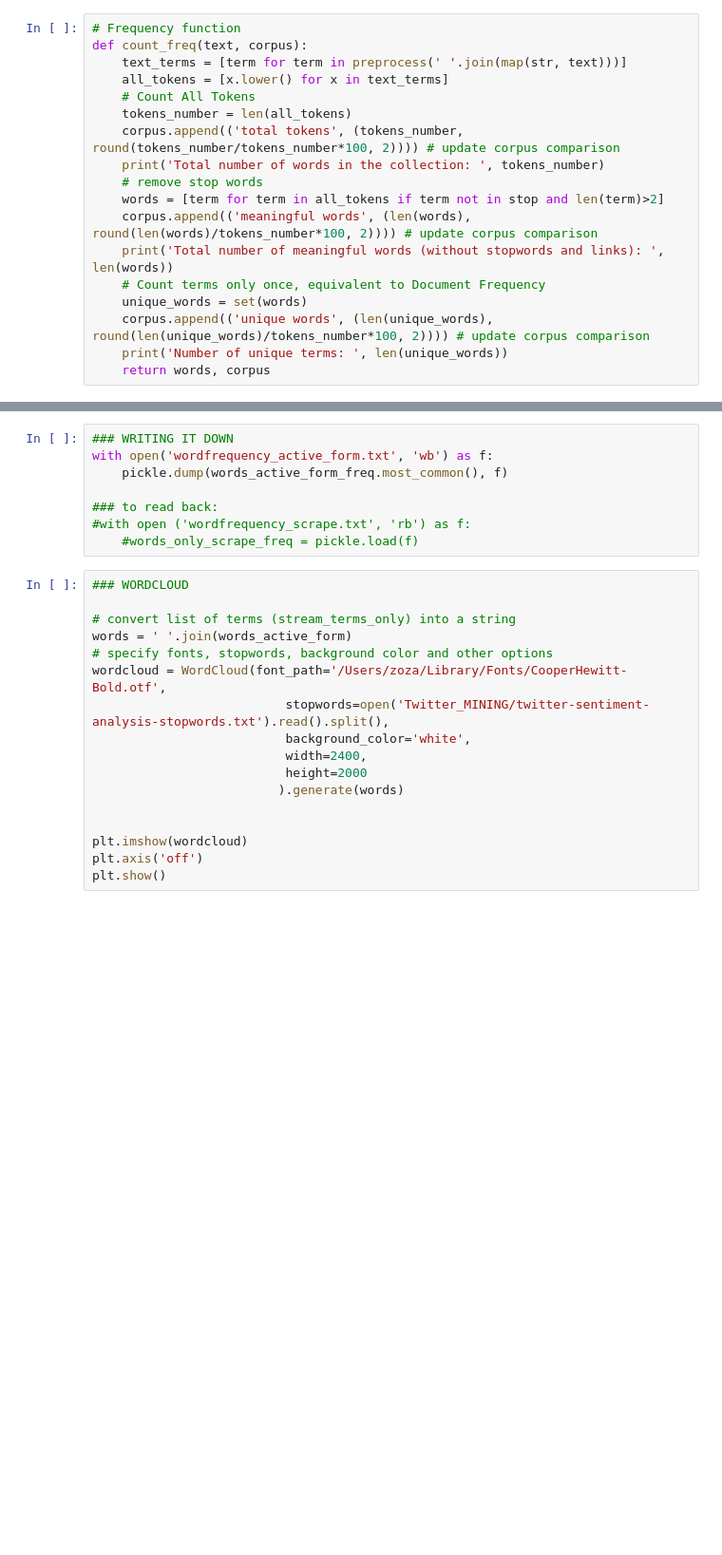
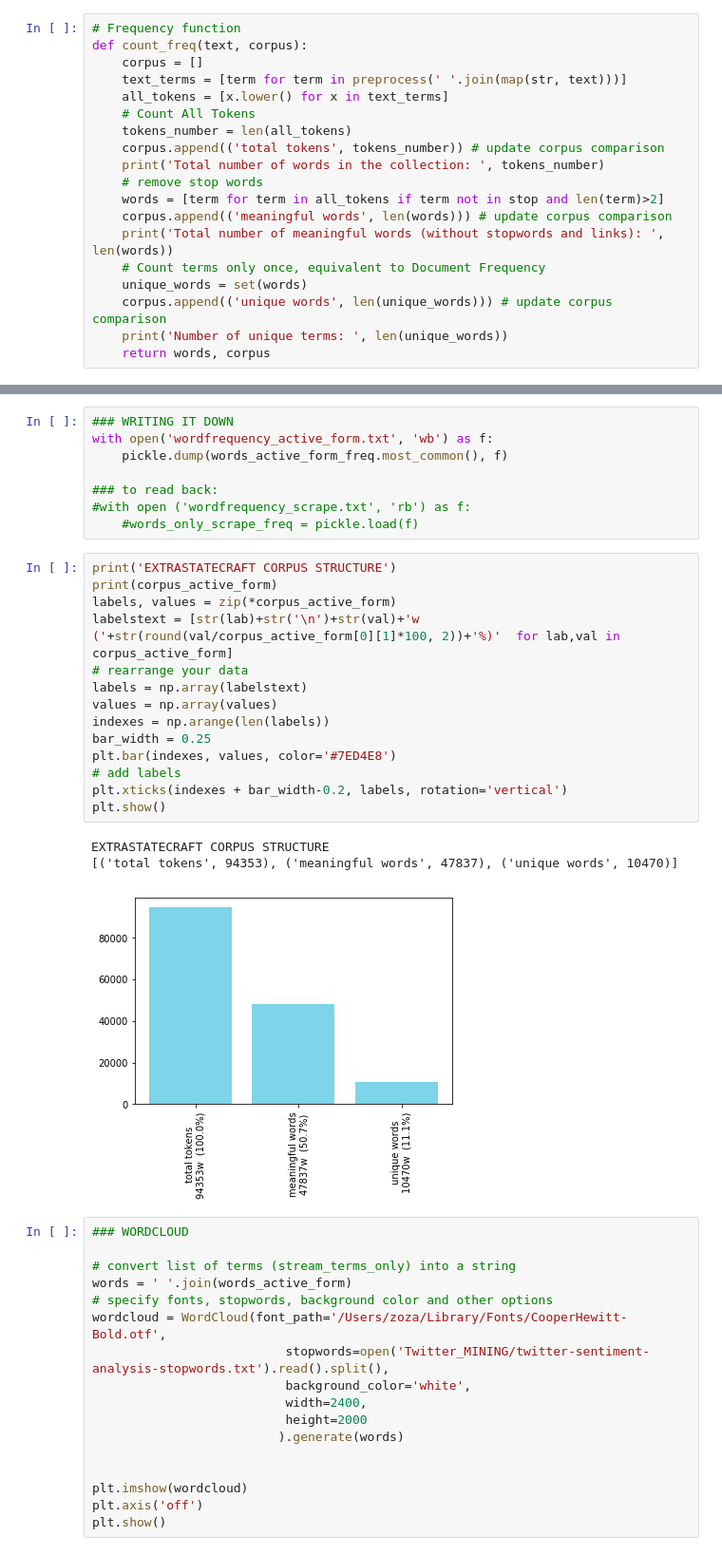
Before and after one commit to jazoza/architecturality, a Jupyter notebook: 03_text_analysis_books.ipynb, the cells around one changed output, grey strips where cells are left out. Shown: that part at 95% size. Drawn from its saved outputs; the diff is of its cells as text; blank space fills up the shorter version.

```diff
--- a/03_text_analysis_books.ipynb
+++ b/03_text_analysis_books.ipynb
@@ -83,19 +83,20 @@ corpus_stack_layer = []
 # %%
 # Frequency function
 def count_freq(text, corpus):
+    corpus = []
     text_terms = [term for term in preprocess(' '.join(map(str, text)))]
     all_tokens = [x.lower() for x in text_terms]
     # Count All Tokens
     tokens_number = len(all_tokens)
-    corpus.append(('total tokens', (tokens_number, round(tokens_number/tokens_number*100, 2)))) # update corpus comparison
+    corpus.append(('total tokens', tokens_number)) # update corpus comparison
     print('Total number of words in the collection: ', tokens_number)
     # remove stop words
     words = [term for term in all_tokens if term not in stop and len(term)>2]
-    corpus.append(('meaningful words', (len(words), round(len(words)/tokens_number*100, 2)))) # update corpus comparison
+    corpus.append(('meaningful words', len(words))) # update corpus comparison
     print('Total number of meaningful words (without stopwords and links): ', len(words))
     # Count terms only once, equivalent to Document Frequency
     unique_words = set(words)
-    corpus.append(('unique words', (len(unique_words), round(len(unique_words)/tokens_number*100, 2)))) # update corpus comparison
+    corpus.append(('unique words', len(unique_words))) # update corpus comparison
     print('Number of unique terms: ', len(unique_words))
     return words, corpus
 # %% [markdown]
@@ -195,6 +196,24 @@ with open('wordfrequency_active_form.txt', 'wb') as f:
 ### to read back:
 #with open ('wordfrequency_scrape.txt', 'rb') as f:
     #words_only_scrape_freq = pickle.load(f)
+# %%
+print('EXTRASTATECRAFT CORPUS STRUCTURE')
+print(corpus_active_form)
+labels, values = zip(*corpus_active_form)
+labelstext = [str(lab)+str('\n')+str(val)+'w  ('+str(round(val/corpus_active_form[0][1]*100, 2))+'%)'  for lab,val in corpus_active_form]
+# rearrange your data
+labels = np.array(labelstext)
+values = np.array(values)
+indexes = np.arange(len(labels))
+bar_width = 0.25
+plt.bar(indexes, values, color='#7ED4E8')
+# add labels
+plt.xticks(indexes + bar_width-0.2, labels, rotation='vertical')
+plt.show()
+# %% [output]
+EXTRASTATECRAFT CORPUS STRUCTURE
+[('total tokens', 94353), ('meaningful words', 47837), ('unique words', 10470)]
+[figure, added]
 # %%
 ### WORDCLOUD
 
```
Also changed, not shown: 17 other files.
